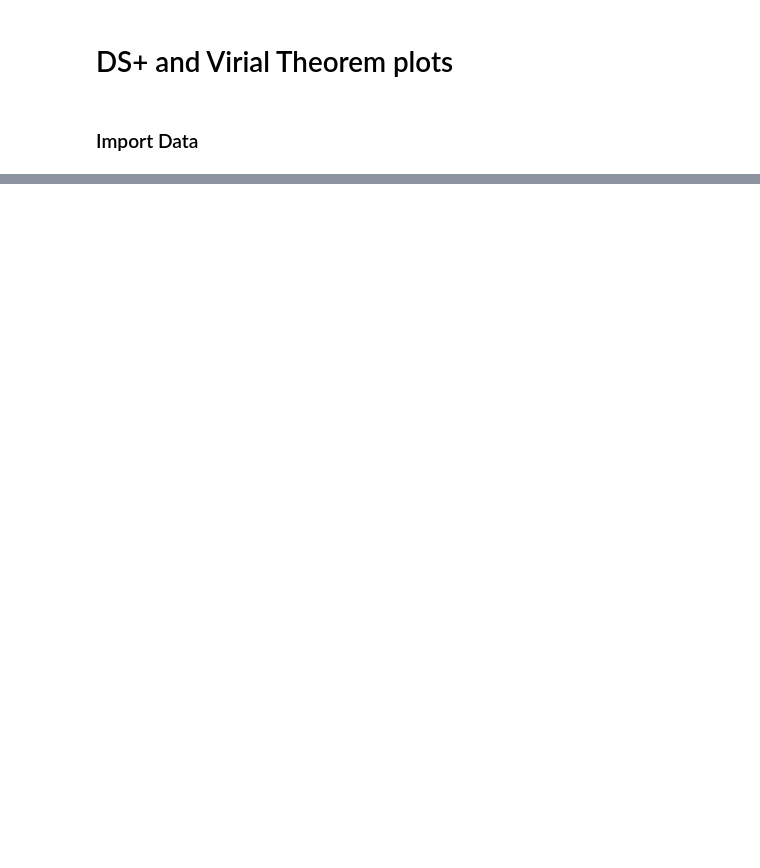
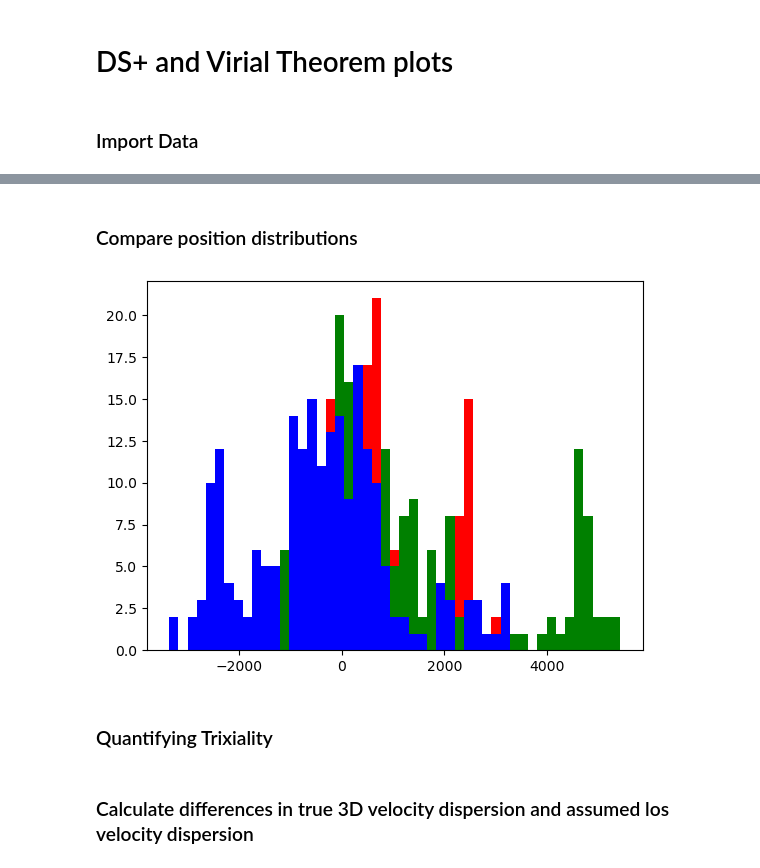
Before and after one commit to erichabjan/TNG_cluster_dynamics, a Jupyter notebook: Paper_Plots.ipynb, the cells around one changed output, grey strips where cells are left out. Drawn from its saved outputs; the diff is of its cells as text; code cells hidden in the pictures; blank space fills up the shorter version.

```diff
--- a/Paper_Plots.ipynb
+++ b/Paper_Plots.ipynb
@@ -32,0 +48,12 @@ test.shape
+# %% [markdown]
+### Compare position distributions
+# %%
+bins = np.linspace(np.nanmin(pos), np.nanmax(pos), 50)
+
+plt.hist(pos[:, 1], color='red', bins=bins);
+plt.hist(pos[:, 2], color='green', bins=bins);
+plt.hist(pos[:, 0], color='blue', bins=bins);
+# %% [output]
+[figure, added]
+# %% [markdown]
+### Quantifying Trixiality
@@ -32,0 +67,2 @@ test.shape
+# %% [markdown]
+### Calculate differences in true 3D velocity dispersion and assumed los velocity dispersion
```
Also changed, not shown: parts of 19 cells of this notebook, 1 other file.
